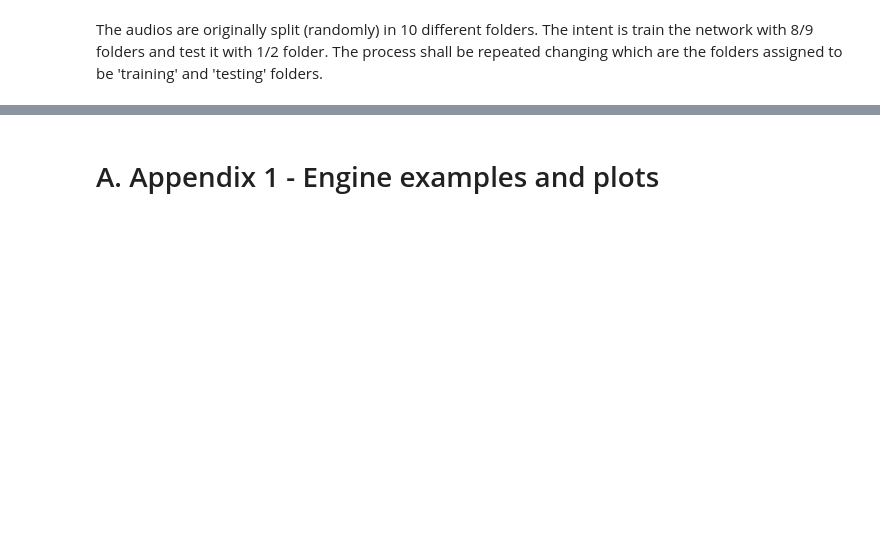
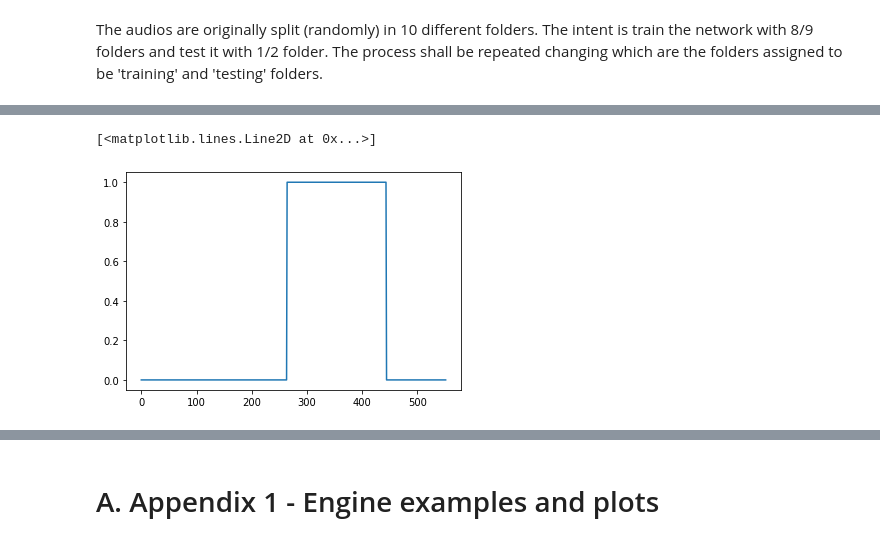
Before and after one commit to matsozza/Python_ML_CombustionEnginesRecog_MBA, a Jupyter notebook: 1_SoundDetectionMain.ipynb, the cells around one changed output, grey strips where cells are left out. Saved outputs shown, nothing was run; the diff lists cells and outputs as text; code cells hidden in the pictures; blank space fills up the shorter version.

```diff
--- a/1_SoundDetectionMain.ipynb
+++ b/1_SoundDetectionMain.ipynb
@@ -312,0 +365,5 @@ KeyboardInterrupt:
+# %%
+plt.plot(y_test_A)
+# %% [output]
+[<matplotlib.lines.Line2D at 0x...>]
+[figure, added]
```
Also changed, not shown: parts of 22 cells of this notebook, 1 other file.
